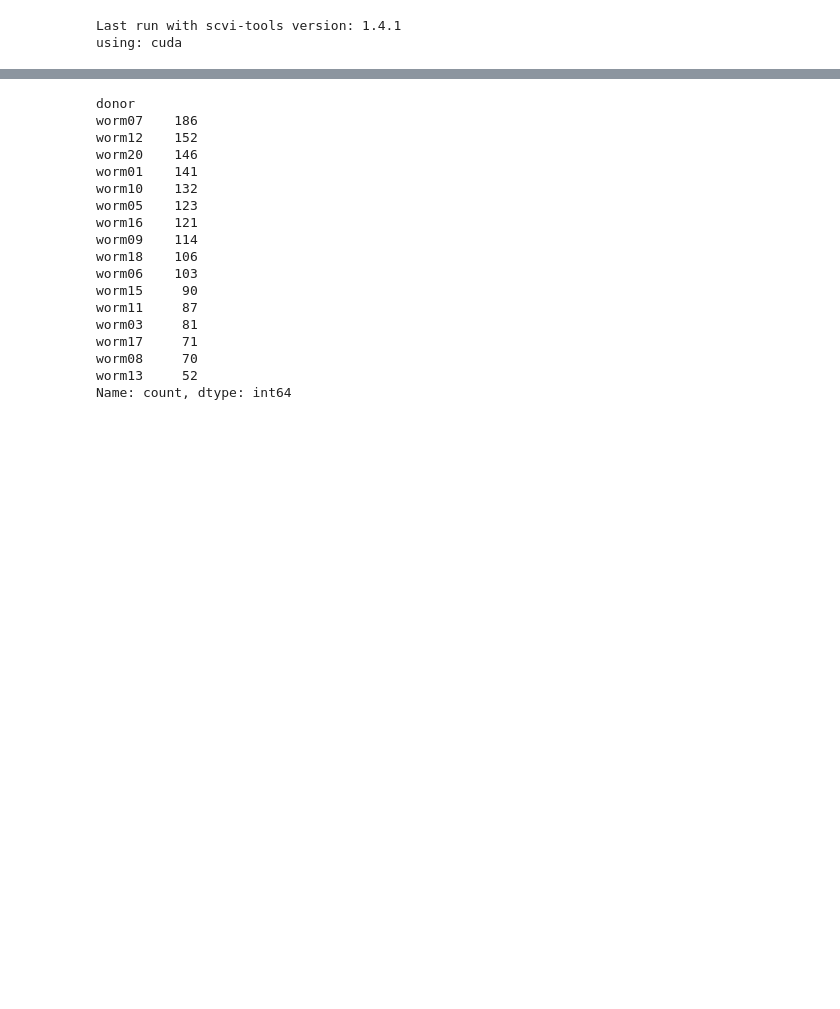
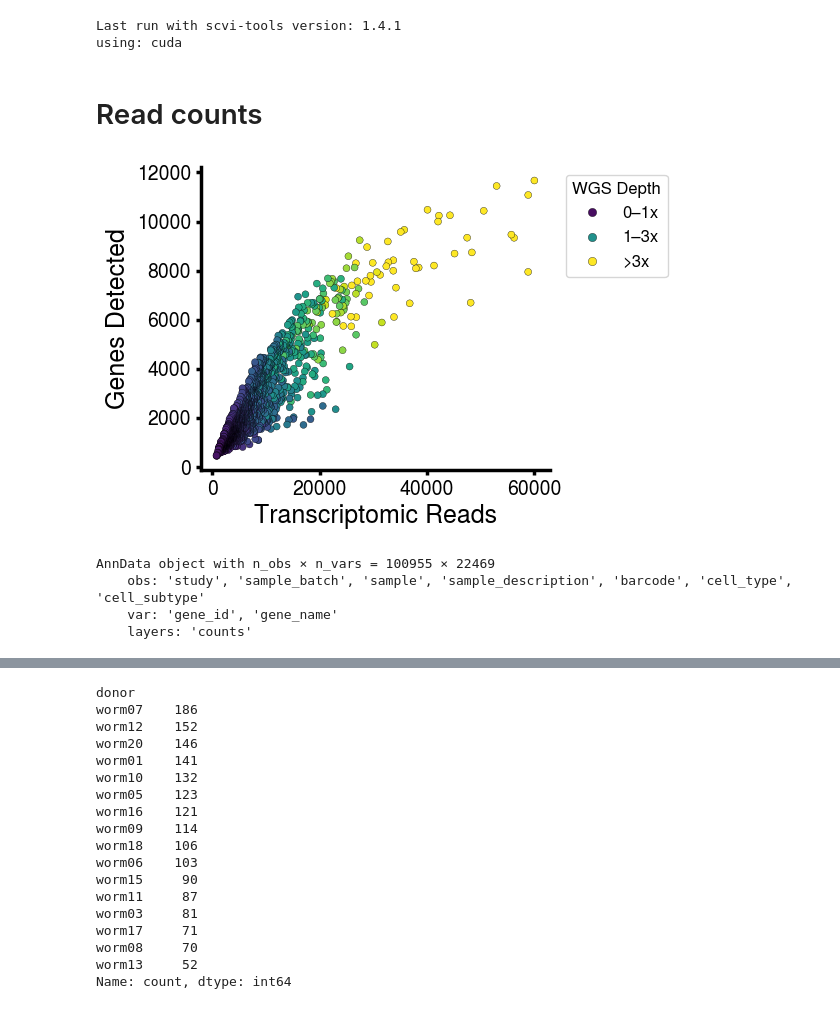
Before and after one commit to SrivatsanLab/SPC_genome, a Jupyter notebook: notebooks/worm6_final_GEX.ipynb, the cells around one changed output, grey strips where cells are left out. Cells and saved outputs as stored; diff of their text form; code cells hidden in the pictures; blank space fills up the shorter version.

```diff
--- a/notebooks/worm6_final_GEX.ipynb
+++ b/notebooks/worm6_final_GEX.ipynb
@@ -69,3 +69,69 @@ print(f'using: {device}')
 [rank: 0] Seed set to 0
 Last run with scvi-tools version: 1.4.1
 using: cuda
+# %% [markdown]
+# Read counts
+# %%
+adata = sc.read_h5ad('../CapGTA_dev/results/worm6_final/adata_gex_splicedpolyat_soupx_processed.h5ad')
+data = pd.read_csv('/fh/working/srivatsan_s/Dustin/worm6-dubnova-100k-align/pooled_sc_qc_metrics.csv', index_col='barcode')
+adata.obs = pd.concat([adata.obs, data.loc[adata.obs_names]], axis=1)
+adata.obs['poly_at'] = pd.read_csv('../results/worm6_final/DNA_analysis/polyat_counts_per_cell.csv', index_col=0)
+adata.obs['genomic_reads'] = adata.obs['unique_aligned_reads'] - (adata.obs['splice_reads'] + adata.obs['poly_at'])
+adata.obs['transcriptomic_reads'] = adata.obs['splice_reads'] + adata.obs['poly_at']
+# %%
+from matplotlib.colors import Normalize
+from matplotlib.lines import Line2D
+
+data = adata.obs.sort_values('total_counts', ascending=False).iloc[1:]
+
+norm = Normalize(vmin=0, vmax=3, clip=True)
+cmap = plt.get_cmap("viridis")
+
+fig, ax = plt.subplots(1, 1, figsize=(6, 4))
+sns.scatterplot(
+    data=data,
+    x="total_counts",
+    y="genes_detected",
+    hue="mean_coverage",
+    hue_norm=norm,
+    palette=cmap,
+    ec="black",
+    linewidth=0.25,
+    s=25,
+    zorder=3,
+    legend=False,
+    ax=ax,
+)
+
+# representative value per bin -> color straight from the mapping
+reps   = [0.1, 1.5, 3.0]                     # 3.0 clips to the top -> full yellow
+labels = ["0–1x", "1–3x", ">3x"]
+
+handles = [
+    Line2D([], [], marker="o", linestyle="none", markersize=6,
+           markerfacecolor=cmap(norm(v)), markeredgecolor="black",
+           markeredgewidth=0.25, label=lab)
+    for v, lab in zip(reps, labels)
+]
+
+ax.set_xlabel("Transcriptomic Reads", fontsize=18)
+ax.set_ylabel("Genes Detected", fontsize=18)
+ax.tick_params(labelsize=14)
+ax.legend(handles=handles, title="WGS Depth",
+          fontsize=12, title_fontsize=12, bbox_to_anchor=(1.02, 1), loc="upper left")
+sns.despine()
+plt.tight_layout()
+
+plt.savefig("../results/worm6_final/figures/coassay_readcount_scatter.png", dpi=600, bbox_inches="tight")
+# %% [output]
+[figure, added]
+# %%
+ref = sc.read_h5ad('../data/references/cengen_L4/taylor2020.h5ad')
+ref.var_names = ref.var['gene_name']
+ref.layers["counts"] = ref.X.copy()
+ref
+# %% [output]
+AnnData object with n_obs × n_vars = 100955 × 22469
+    obs: 'study', 'sample_batch', 'sample', 'sample_description', 'barcode', 'cell_type', 'cell_subtype'
+    var: 'gene_id', 'gene_name'
+    layers: 'counts'
```
Also changed, not shown: parts of 19 cells of this notebook, 1 other file.
